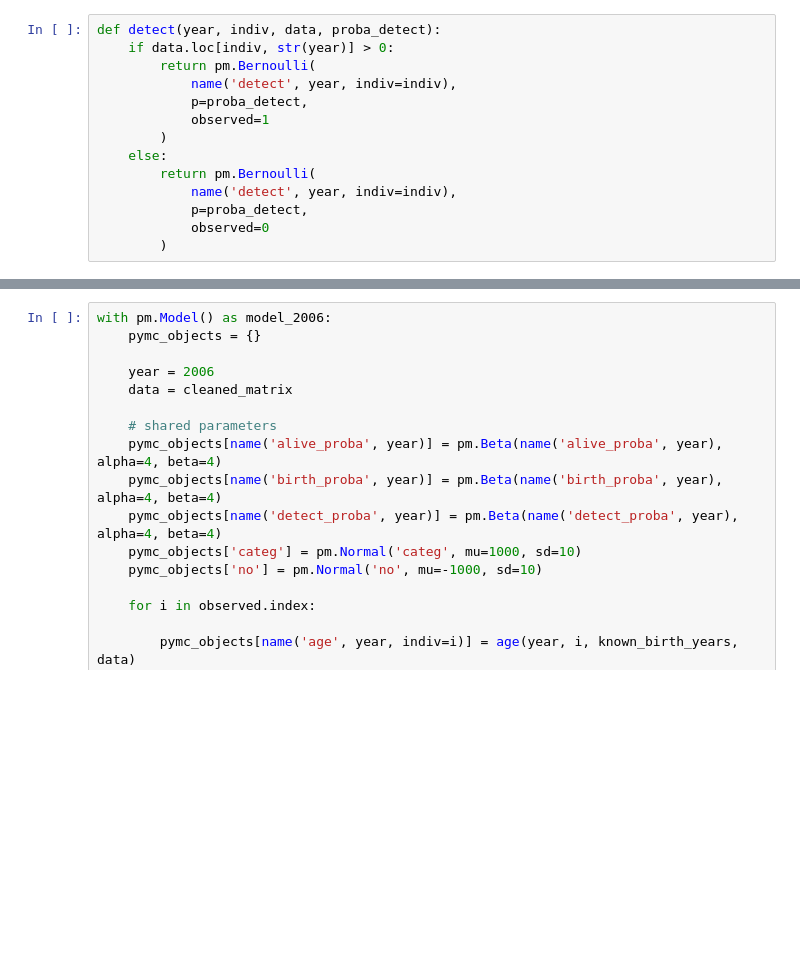
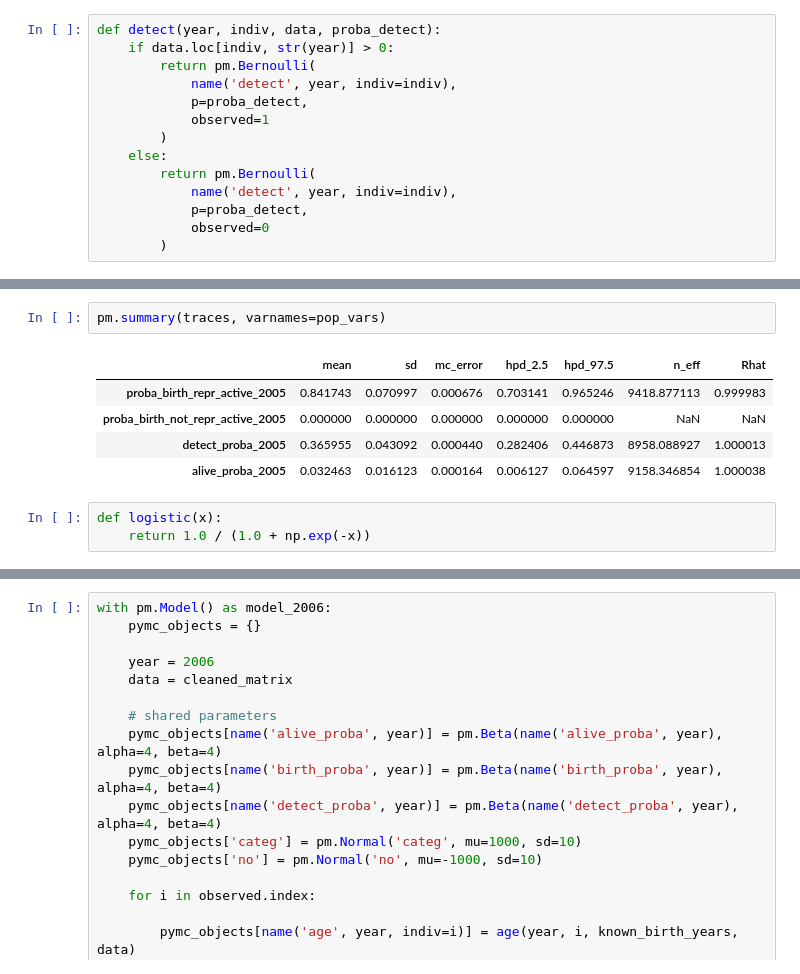
Before and after one commit to Edderic/mics-whales, a Jupyter notebook: mics-whales-new.ipynb, the cells around one changed output, grey strips where cells are left out. Cells and saved outputs as stored; diff of their text form; blank space fills up the shorter version.

```diff
--- a/mics-whales-new.ipynb
+++ b/mics-whales-new.ipynb
@@ -862,0 +737,11 @@ GridSpec(1, 2, width_ratios=[3, 1])
+# %%
+pm.summary(traces, varnames=pop_vars)
+# %% [output]
+|  | mean | sd | mc_error | hpd_2.5 | hpd_97.5 | n_eff | Rhat |
+| proba_birth_repr_active_2005 | 0.841743 | 0.070997 | 0.000676 | 0.703141 | 0.965246 | 9418.877113 | 0.999983 |
+| proba_birth_not_repr_active_2005 | 0.000000 | 0.000000 | 0.000000 | 0.000000 | 0.000000 | NaN | NaN |
+| detect_proba_2005 | 0.365955 | 0.043092 | 0.000440 | 0.282406 | 0.446873 | 8958.088927 | 1.000013 |
+| alive_proba_2005 | 0.032463 | 0.016123 | 0.000164 | 0.006127 | 0.064597 | 9158.346854 | 1.000038 |
+# %%
+def logistic(x):
+    return 1.0 / (1.0 + np.exp(-x))
```
Also changed, not shown: parts of 25 cells of this notebook.
